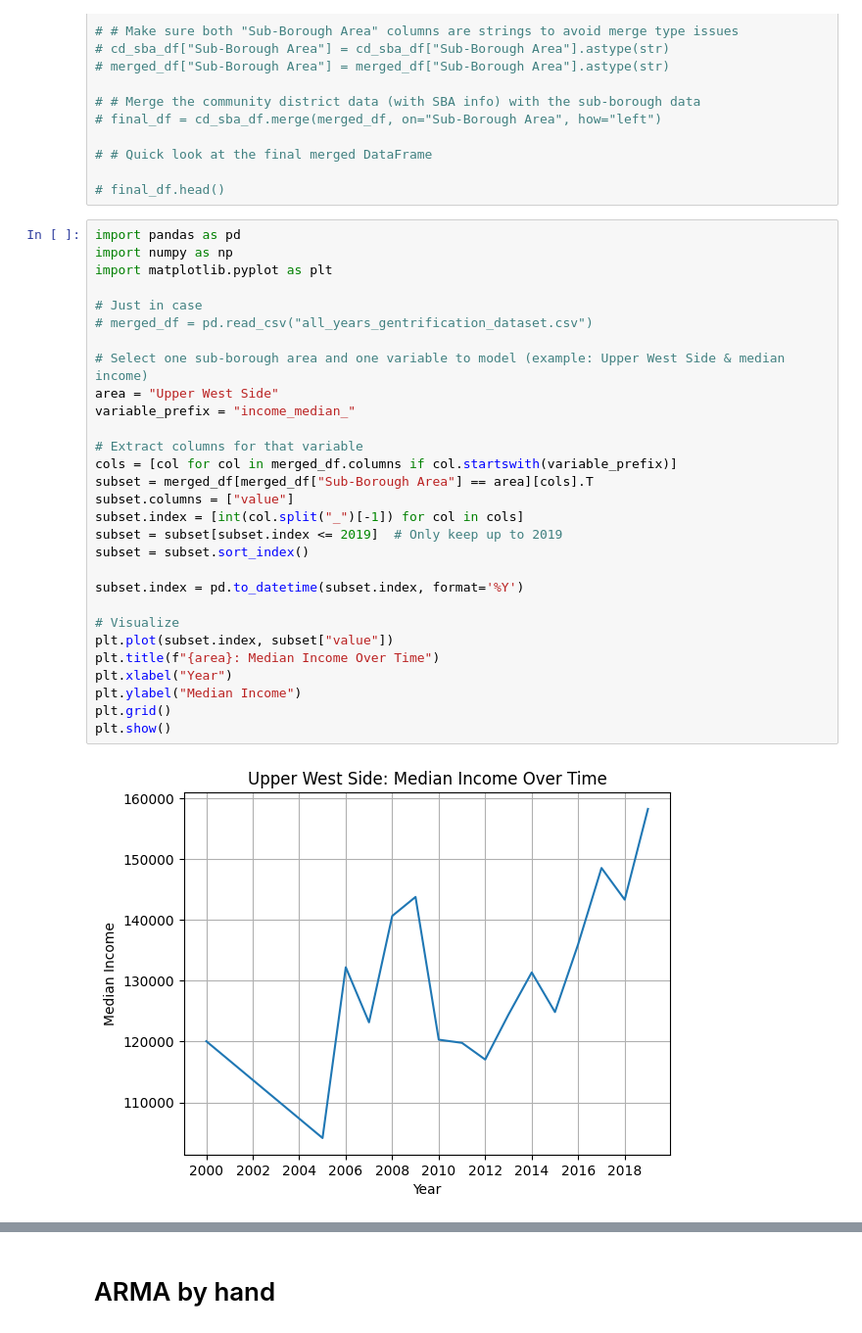
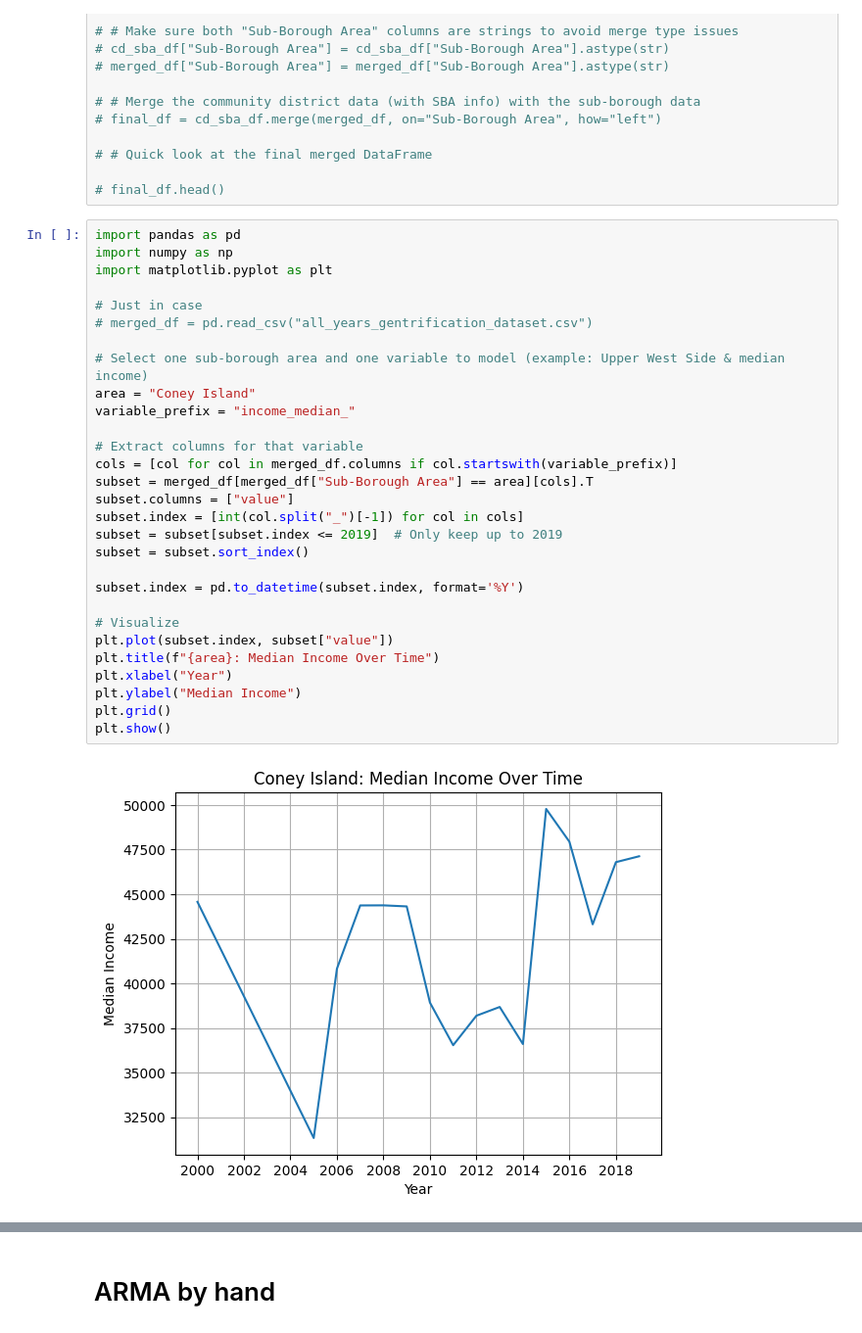
Before and after one commit to tylermck101/ml2finalproj, a Jupyter notebook: data.ipynb, the cells around one changed output, grey strips where cells are left out. Shown at 98% size. Drawn from its saved outputs; the diff is of its cells as text.

```diff
--- a/data.ipynb
+++ b/data.ipynb
@@ -275,34 +275,34 @@ merged_df
 # %%
 import pandas as pd
 import numpy as np
 import matplotlib.pyplot as plt
 
 # Just in case
 # merged_df = pd.read_csv("all_years_gentrification_dataset.csv")
 
 # Select one sub-borough area and one variable to model (example: Upper West Side & median income)
-area = "Upper West Side"
+area = "Coney Island"
 variable_prefix = "income_median_"
 
 # Extract columns for that variable
 cols = [col for col in merged_df.columns if col.startswith(variable_prefix)]
 subset = merged_df[merged_df["Sub-Borough Area"] == area][cols].T
 subset.columns = ["value"]
 subset.index = [int(col.split("_")[-1]) for col in cols]
 subset = subset[subset.index <= 2019]  # Only keep up to 2019
 subset = subset.sort_index()
 
 subset.index = pd.to_datetime(subset.index, format='%Y')
 
 # Visualize
 plt.plot(subset.index, subset["value"])
 plt.title(f"{area}: Median Income Over Time")
 plt.xlabel("Year")
 plt.ylabel("Median Income")
 plt.grid()
 plt.show()
 # %% [output]
-[figure, old version]
+[figure, new version]
 # %%
 from statsmodels.tsa.seasonal import seasonal_decompose
 
```
Also changed, not shown: parts of 5 cells of this notebook, 19 other files.
